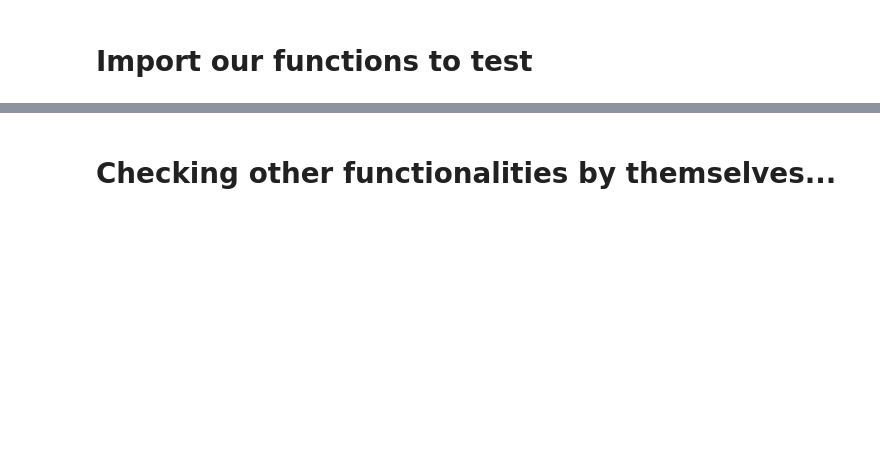
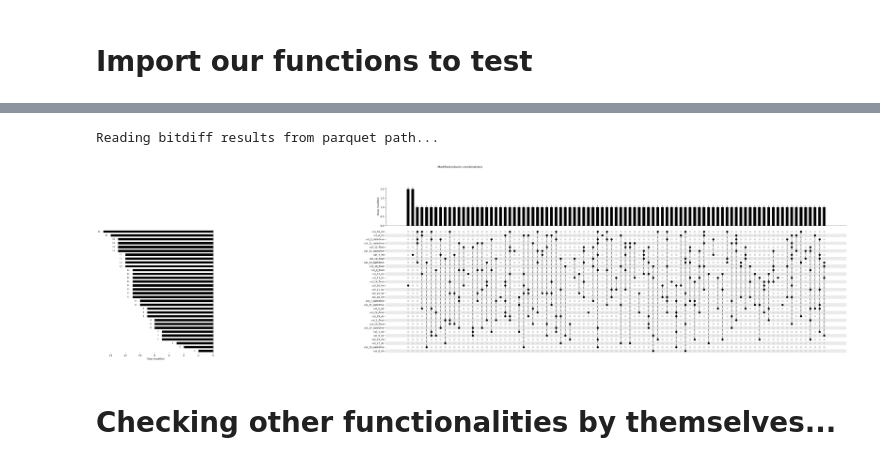
Before and after one commit to ko222uky/diffolars, a Jupyter notebook: test_notebook.ipynb, the cells around one changed output, grey strips where cells are left out. Saved outputs shown, nothing was run; the diff lists cells and outputs as text; code cells hidden in the pictures; blank space fills up the shorter version.

```diff
--- a/test_notebook.ipynb
+++ b/test_notebook.ipynb
@@ -236,3 +128,14 @@ dd.brian_kernighan(199)
+# %%
+# Test the plotting function
+dd.bitdiff_plot(
+    a = r'data\o-m\2026-07-04\o.parquet',
+    b = r'data\o-m\2026-07-04\m.parquet',
+    bitdiff_df = r'data\o-m\2026-07-04\diff_bitarray_results.parquet',
+    top_n = 100
+)
+# %% [output]
+Reading bitdiff results from parquet path...
+[figure, added]
 # %% [markdown]
 # Checking other functionalities by themselves...
 # %%
```
Also changed, not shown: parts of 16 cells of this notebook, 5 other files.
